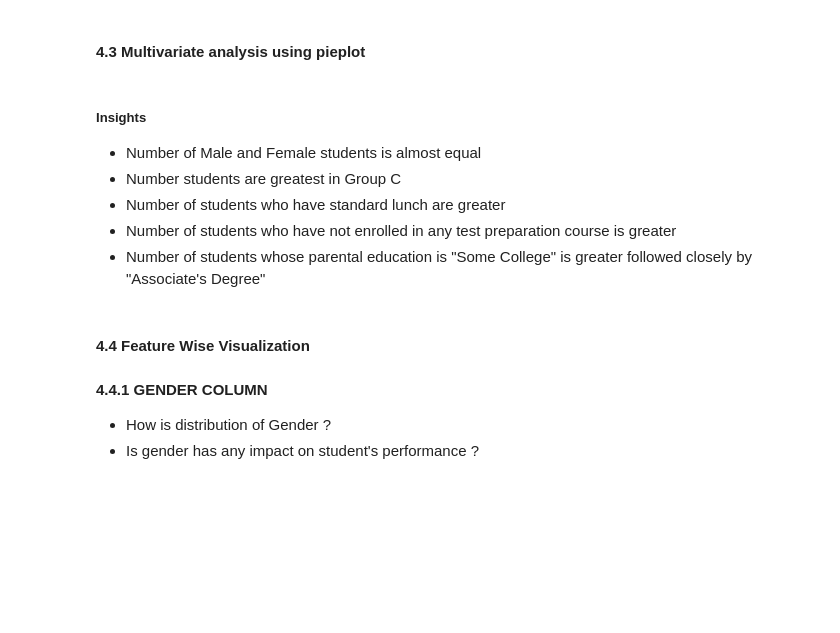
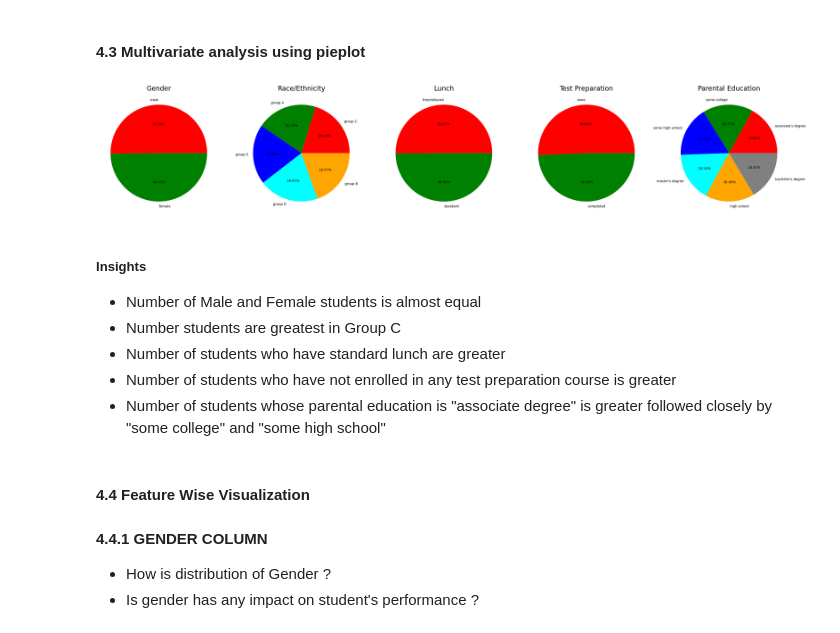
Before and after one commit to Hrishabh-V/student-score-prediction, a Jupyter notebook: notebook/1 . EDA STUDENT PERFORMANCE .ipynb, the cells around one changed output. Cells and saved outputs as stored; diff of their text form; code cells hidden in the pictures; blank space fills up the shorter version.

```diff
--- a/notebook/1 . EDA STUDENT PERFORMANCE .ipynb
+++ b/notebook/1 . EDA STUDENT PERFORMANCE .ipynb
@@ -338,70 +362,62 @@ plt.show()
 # %%
 plt.rcParams['figure.figsize'] = (30, 12)
 
+# Gender
 plt.subplot(1, 5, 1)
 size = df['gender'].value_counts()
-labels = 'Female', 'Male'
-color = ['red','green']
-
-
-plt.pie(size, colors = color, labels = labels,autopct = '.%2f%%')
-plt.title('Gender', fontsize = 20)
+labels = size.index
+colors = ['red', 'green'][:len(size)]
+plt.pie(size, labels=labels, colors=colors, autopct='%.2f%%')
+plt.title('Gender', fontsize=20)
 plt.axis('off')
 
-
-
+# Race/Ethnicity
 plt.subplot(1, 5, 2)
-size = df['race/ethnicity'].value_counts()
-labels = 'Group C', 'Group D','Group B','Group E','Group A'
-color = ['red', 'green', 'blue', 'cyan','orange']
-
-plt.pie(size, colors = color,labels = labels,autopct = '.%2f%%')
-plt.title('Race/Ethnicity', fontsize = 20)
+size = df['race_ethnicity'].value_counts()
+labels = size.index
+colors = ['red', 'green', 'blue', 'cyan', 'orange'][:len(size)]
+plt.pie(size, labels=labels, colors=colors, autopct='%.2f%%')
+plt.title('Race/Ethnicity', fontsize=20)
 plt.axis('off')
 
-
-
+# Lunch
 plt.subplot(1, 5, 3)
 size = df['lunch'].value_counts()
-labels = 'Standard', 'Free'
-color = ['red','green']
-
-plt.pie(size, colors = color,labels = labels,autopct = '.%2f%%')
-plt.title('Lunch', fontsize = 20)
+labels = size.index
+colors = ['red', 'green'][:len(size)]
+plt.pie(size, labels=labels, colors=colors, autopct='%.2f%%')
+plt.title('Lunch', fontsize=20)
 plt.axis('off')
 
-
+# Test Preparation Course
 plt.subplot(1, 5, 4)
-size = df['test preparation course'].value_counts()
-labels = 'None', 'Completed'
-color = ['red','green']
-
-plt.pie(size, colors = color,labels = labels,autopct = '.%2f%%')
-plt.title('Test Course', fontsize = 20)
+size = df['test_preparation_course'].value_counts()
+labels = size.index
+colors = ['red', 'green'][:len(size)]
+plt.pie(size, labels=labels, colors=colors, autopct='%.2f%%')
+plt.title('Test Preparation', fontsize=20)
 plt.axis('off')
 
-
+# Parental Level of Education
 plt.subplot(1, 5, 5)
-size = df['parental level of education'].value_counts()
-labels = 'Some College', "Associate's Degree",'High School','Some High School',"Bachelor's Degree","Master's Degree"
-color = ['red', 'green', 'blue', 'cyan','orange','grey']
-
-plt.pie(size, colors = color,labels = labels,autopct = '.%2f%%')
-plt.title('Parental Education', fontsize = 20)
+size = df['parental_level_of_education'].value_counts()
+labels = size.index
+colors = ['red', 'green', 'blue', 'cyan', 'orange', 'grey'][:len(size)]
+plt.pie(size, labels=labels, colors=colors, autopct='%.2f%%')
+plt.title('Parental Education', fontsize=20)
 plt.axis('off')
 
-
 plt.tight_layout()
-plt.grid()
-
 plt.show()
+# %% [output]
+[figure, added]
 # %% [markdown]
 #####  Insights
 - Number of Male and Female students is almost equal
 - Number students are greatest in Group C
 - Number of students who have standard lunch are greater
 - Number of students who have not enrolled in any test preparation course is greater
-- Number of students whose parental education is "Some College" is greater followed closely by "Associate's Degree"
+- Number of students whose parental education is "associate degree" is greater followed closely by "some college" and "some high school"
 # %% [markdown]
 #### 4.4 Feature Wise Visualization
 #### 4.4.1 GENDER COLUMN
```
Also changed, not shown: parts of 35 cells of this notebook.
